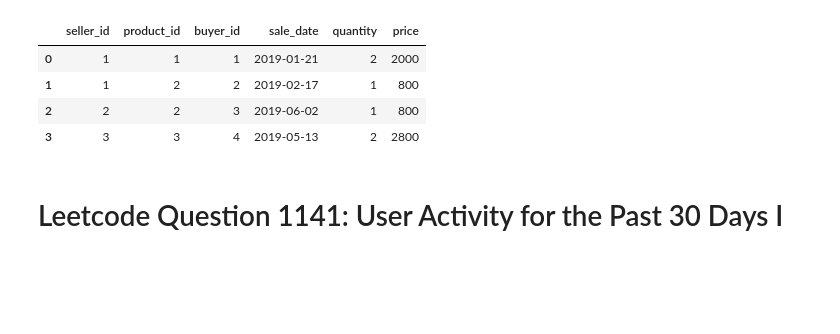
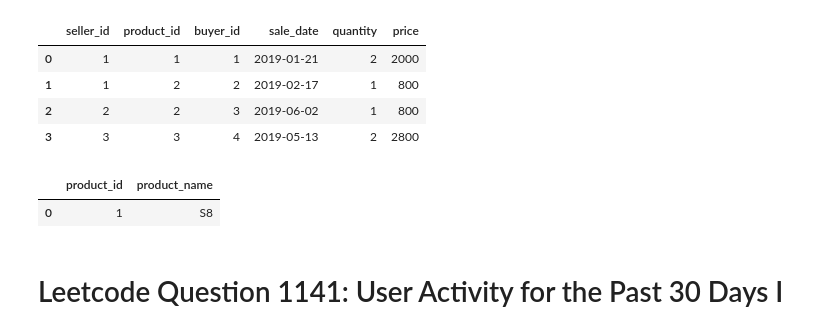
Before and after one commit to DanialArab/SQL, a Jupyter notebook: Leetcode_Database_Questions.ipynb, the cells around one changed output. Saved outputs shown, nothing was run; the diff lists cells and outputs as text; code cells hidden in the pictures; blank space fills up the shorter version.

```diff
--- a/Leetcode_Database_Questions.ipynb
+++ b/Leetcode_Database_Questions.ipynb
@@ -3008,6 +3010,21 @@ FROM Sales
 | 1 | 1 | 2 | 2 | 2019-02-17 | 1 | 800 |
 | 2 | 2 | 2 | 3 | 2019-06-02 | 1 | 800 |
 | 3 | 3 | 3 | 4 | 2019-05-13 | 2 | 2800 |
+# %%
+pd.read_sql("""
+SELECT
+    product_id,
+    product_name
+FROM Product p
+JOIN Sales s
+    USING (product_id)
+GROUP BY product_id, product_name
+HAVING MIN(sale_date) >= '2019-01-01' AND MAX(sale_date) <= '2019-03-31'
+
+""", con)
+# %% [output]
+|  | product_id | product_name |
+| 0 | 1 | S8 |
 # %% [markdown]
 # Leetcode Question 1141: User Activity for the Past 30 Days I
 # %%
```
Also changed, not shown: parts of 1 cell of this notebook.
